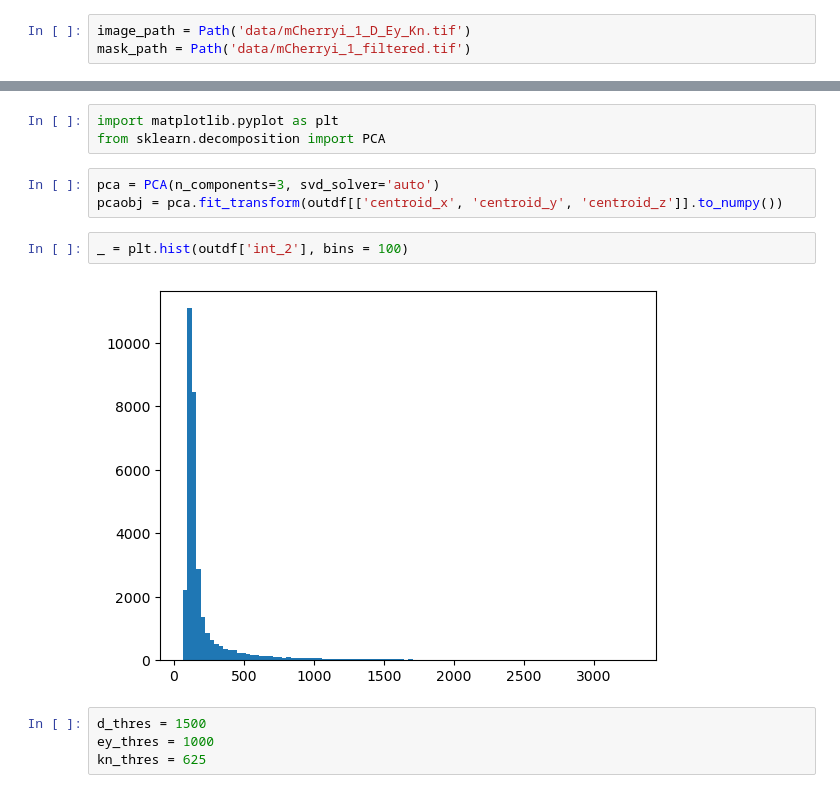
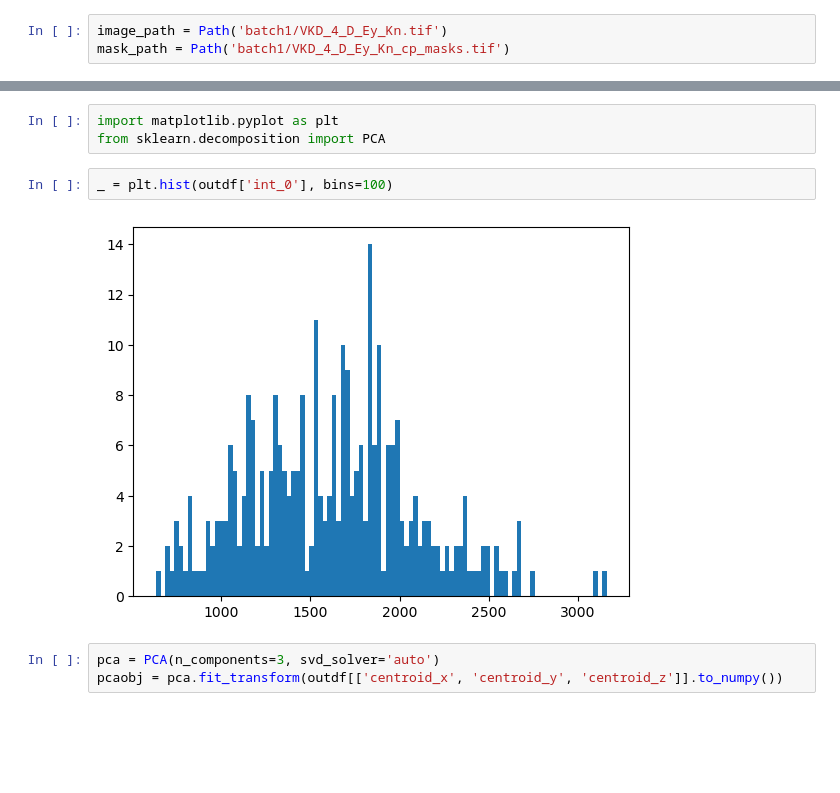
Before and after one commit to chenyenchung/Chen_et_al_2026_microscopy_quant, a Jupyter notebook: Vsx1-LOF-Tm5e/exp.ipynb, the cells around one changed output, grey strips where cells are left out. Cells and saved outputs as stored; diff of their text form; blank space fills up the shorter version.

```diff
--- a/Vsx1-LOF-Tm5e/exp.ipynb
+++ b/Vsx1-LOF-Tm5e/exp.ipynb
@@ -79,8 +79,8 @@ def standardize(mat, dims=(0, 1)):
 
     return out
 # %%
-image_path = Path('data/mCherryi_1_D_Ey_Kn.tif')
-mask_path = Path('data/mCherryi_1_filtered.tif')
+image_path = Path('batch1/VKD_4_D_Ey_Kn.tif')
+mask_path = Path('batch1/VKD_4_D_Ey_Kn_cp_masks.tif')
 # %%
 if image_path.is_file():
     img = tifffile.imread(image_path)
@@ -132,14 +132,10 @@ outdf = pd.DataFrame(out)
 # %%
 import matplotlib.pyplot as plt
 from sklearn.decomposition import PCA
+# %%
+_ = plt.hist(outdf['int_0'], bins=100)
+# %% [output]
+[figure, added]
 # %%
 pca = PCA(n_components=3, svd_solver='auto')
 pcaobj = pca.fit_transform(outdf[['centroid_x', 'centroid_y', 'centroid_z']].to_numpy())
-# %%
-_ = plt.hist(outdf['int_2'], bins = 100)
-# %% [output]
-[figure, removed]
-# %%
-d_thres = 1500
-ey_thres = 1000
-kn_thres = 625
```
Also changed, not shown: parts of 5 cells of this notebook, 12 other files.
